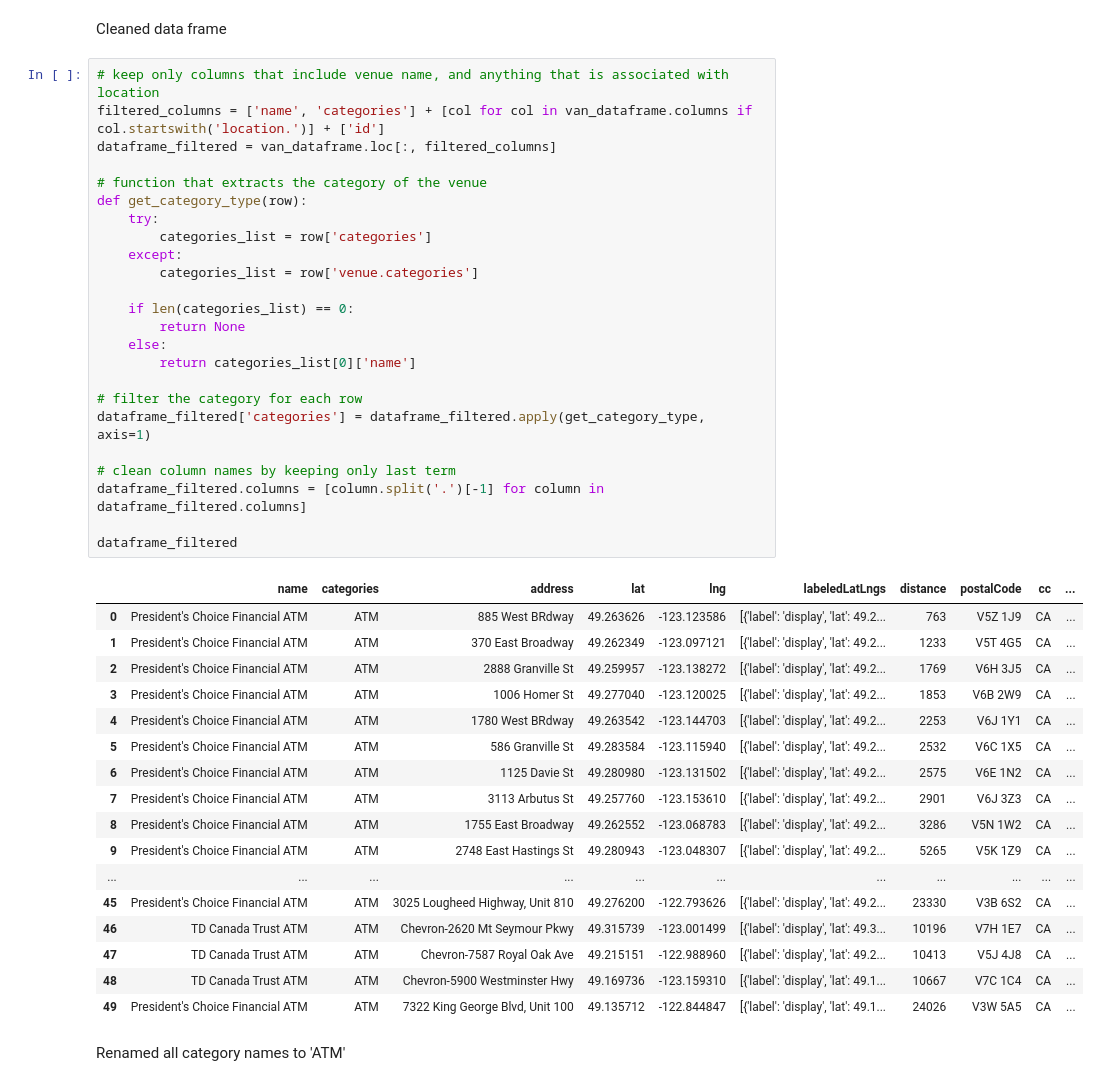
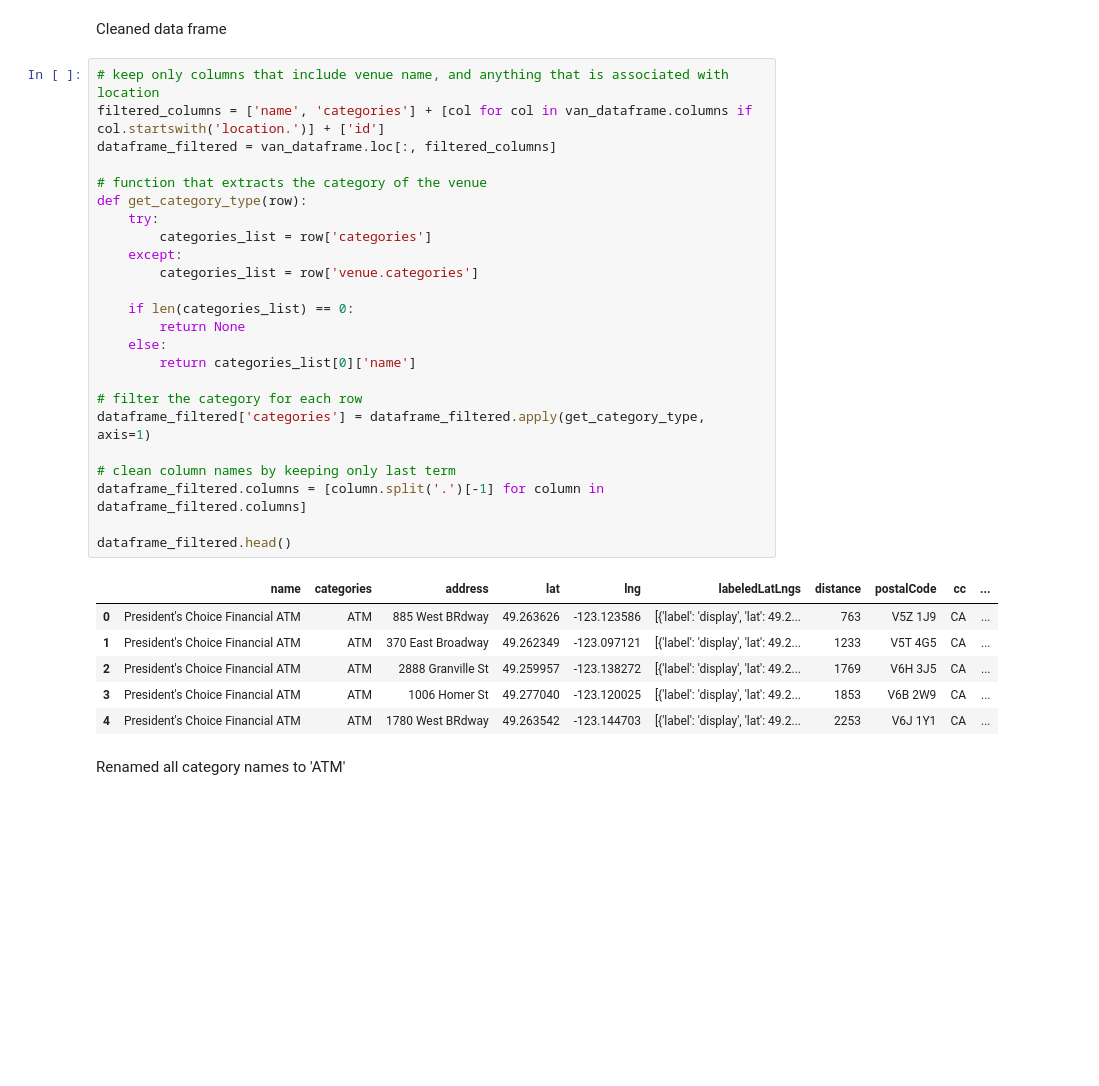
Before and after one commit to Musa70/Applied-Data-Science-Capstone-Project, a Jupyter notebook: Capstone Project - Optimization of Automated Teller Machines.ipynb, the cells around one changed output. Cells and saved outputs as stored; diff of their text form; blank space fills up the shorter version.

Commit message:
Update Capstone Project - Optimization of Automated Teller Machines.ipynb
Hidden cells and and reduced display of dataframe (.head())

```diff
--- a/Capstone Project - Optimization of Automated Teller Machines.ipynb
+++ b/Capstone Project - Optimization of Automated Teller Machines.ipynb
@@ -336,45 +306,34 @@ Cleaned data frame
 # %%
 # keep only columns that include venue name, and anything that is associated with location
 filtered_columns = ['name', 'categories'] + [col for col in van_dataframe.columns if col.startswith('location.')] + ['id']
 dataframe_filtered = van_dataframe.loc[:, filtered_columns]
 
 # function that extracts the category of the venue
 def get_category_type(row):
     try:
         categories_list = row['categories']
     except:
         categories_list = row['venue.categories']
 
     if len(categories_list) == 0:
         return None
     else:
         return categories_list[0]['name']
 
 # filter the category for each row
 dataframe_filtered['categories'] = dataframe_filtered.apply(get_category_type, axis=1)
 
 # clean column names by keeping only last term
 dataframe_filtered.columns = [column.split('.')[-1] for column in dataframe_filtered.columns]
 
-dataframe_filtered
+dataframe_filtered.head()
 # %% [output]
 |  | name | categories | address | lat | lng | labeledLatLngs | distance | postalCode | cc | ... |
 | 0 | President's Choice Financial ATM | ATM | 885 West BRdway | 49.263626 | -123.123586 | [{'label': 'display', 'lat': 49.2... | 763 | V5Z 1J9 | CA | ... |
 | 1 | President's Choice Financial ATM | ATM | 370 East Broadway | 49.262349 | -123.097121 | [{'label': 'display', 'lat': 49.2... | 1233 | V5T 4G5 | CA | ... |
 | 2 | President's Choice Financial ATM | ATM | 2888 Granville St | 49.259957 | -123.138272 | [{'label': 'display', 'lat': 49.2... | 1769 | V6H 3J5 | CA | ... |
 | 3 | President's Choice Financial ATM | ATM | 1006 Homer St | 49.277040 | -123.120025 | [{'label': 'display', 'lat': 49.2... | 1853 | V6B 2W9 | CA | ... |
 | 4 | President's Choice Financial ATM | ATM | 1780 West BRdway | 49.263542 | -123.144703 | [{'label': 'display', 'lat': 49.2... | 2253 | V6J 1Y1 | CA | ... |
-| 5 | President's Choice Financial ATM | ATM | 586 Granville St | 49.283584 | -123.115940 | [{'label': 'display', 'lat': 49.2... | 2532 | V6C 1X5 | CA | ... |
-| 6 | President's Choice Financial ATM | ATM | 1125 Davie St | 49.280980 | -123.131502 | [{'label': 'display', 'lat': 49.2... | 2575 | V6E 1N2 | CA | ... |
-| 7 | President's Choice Financial ATM | ATM | 3113 Arbutus St | 49.257760 | -123.153610 | [{'label': 'display', 'lat': 49.2... | 2901 | V6J 3Z3 | CA | ... |
-| 8 | President's Choice Financial ATM | ATM | 1755 East Broadway | 49.262552 | -123.068783 | [{'label': 'display', 'lat': 49.2... | 3286 | V5N 1W2 | CA | ... |
-| 9 | President's Choice Financial ATM | ATM | 2748 East Hastings St | 49.280943 | -123.048307 | [{'label': 'display', 'lat': 49.2... | 5265 | V5K 1Z9 | CA | ... |
-| ... | ... | ... | ... | ... | ... | ... | ... | ... | ... | ... |
-| 45 | President's Choice Financial ATM | ATM | 3025 Lougheed Highway, Unit 810 | 49.276200 | -122.793626 | [{'label': 'display', 'lat': 49.2... | 23330 | V3B 6S2 | CA | ... |
-| 46 | TD Canada Trust ATM | ATM | Chevron-2620 Mt Seymour Pkwy | 49.315739 | -123.001499 | [{'label': 'display', 'lat': 49.3... | 10196 | V7H 1E7 | CA | ... |
-| 47 | TD Canada Trust ATM | ATM | Chevron-7587 Royal Oak Ave | 49.215151 | -122.988960 | [{'label': 'display', 'lat': 49.2... | 10413 | V5J 4J8 | CA | ... |
-| 48 | TD Canada Trust ATM | ATM | Chevron-5900 Westminster Hwy | 49.169736 | -123.159310 | [{'label': 'display', 'lat': 49.1... | 10667 | V7C 1C4 | CA | ... |
-| 49 | President's Choice Financial ATM | ATM | 7322 King George Blvd, Unit 100 | 49.135712 | -122.844847 | [{'label': 'display', 'lat': 49.1... | 24026 | V3W 5A5 | CA | ... |
 # %% [markdown]
 Renamed all category names to 'ATM'
 # %%
```
Also changed, not shown: parts of 32 cells of this notebook.
